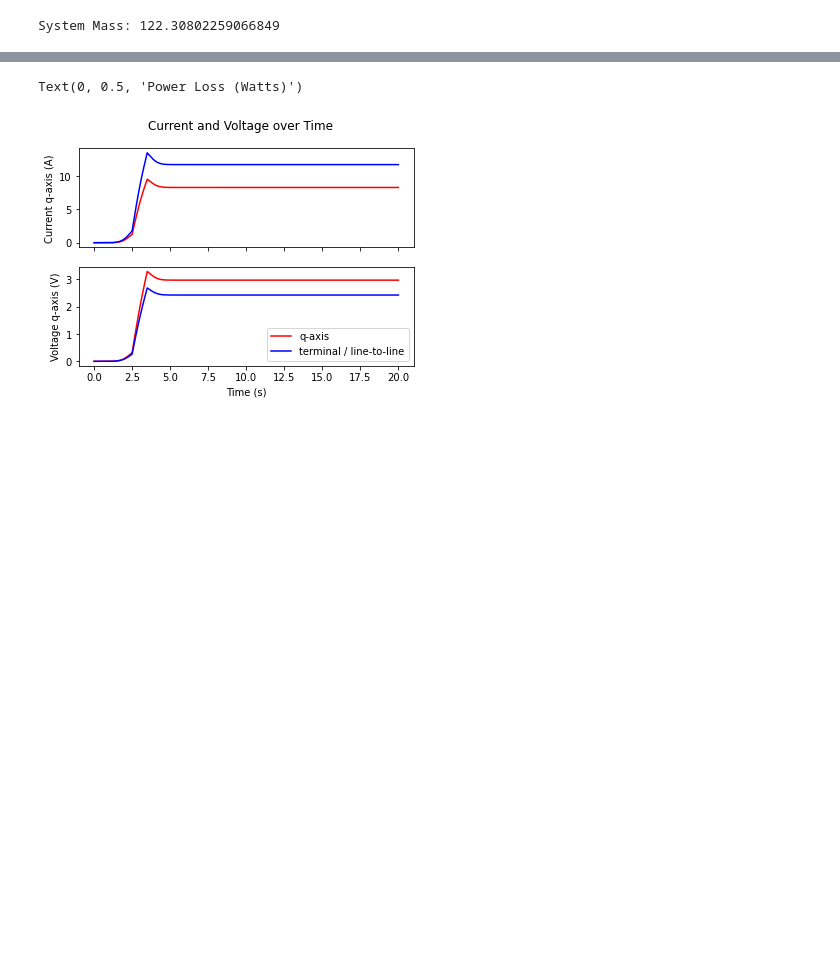
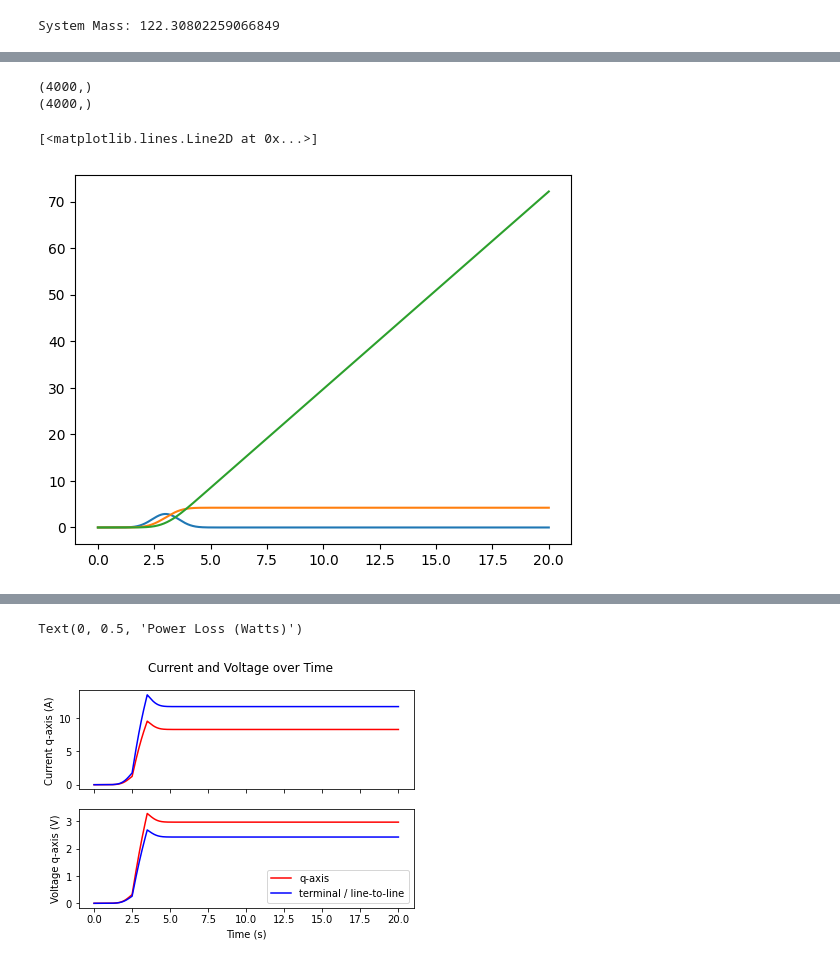
Before and after one commit to Umich-NASA-Big-Idea-Challenge/Speccing, a Jupyter notebook: Motion-Model.ipynb, the cells around one changed output, grey strips where cells are left out. Drawn from its saved outputs; the diff is of its cells as text; code cells hidden in the pictures; blank space fills up the shorter version.

```diff
--- a/Motion-Model.ipynb
+++ b/Motion-Model.ipynb
@@ -162,7 +153,7 @@ plt.plot(t,wheel_torque)
 # %%
 # Transmission Conversion
 # Transmission Parameters
-ratio = 100
+ratio = 9
 efficiency = .8
 
 motor_velocity = smoothed_velocity * ratio
@@ -184,3 +175,37 @@ Text(0, 0.5, 'Torque (Nm)')
+# %%
+# Plotting Chassis Lean Angle
+# % LEAN ANGLE - Some contraints on this variable to make the simulation realistic.
+
+# Scaling factor for calcuation of lean angle
+import scipy.integrate
+
+
+theta_scale = .25
+# Body lean angle (rad)
+theta_ddot = ( motor_torque / telescope_moment )
+theta_dot = scipy.integrate.cumtrapz(theta_ddot, t)
+theta_dot = np.append(theta_dot, theta_dot[t_length - 2])
+print(np.shape(theta_dot))
+print(np.shape(t))
+
+theta = scipy.integrate.cumtrapz(theta_dot, t)
+theta = np.append(theta, theta[t_length - 2])
+# theta = scipy.integrate.cumtrapz(theta_dot, t)
+
+# theta_dot = scipy.integrate.cumtrapz(angular_velocity, t)
+# theta_dot = np.append(angular_position, theta_dot[t_length-2])
+
+
+# lean_plot.plot(t, theta, linewidth=2.0)
+# lean_plot.set_ylabel('Lean Angle (rads)')
+plt.plot(t,theta_ddot)
+plt.plot(t, theta_dot)
+plt.plot(t,theta)
+# %% [output]
+(4000,)
+(4000,)
+[<matplotlib.lines.Line2D at 0x...>]
+[figure, added]
 # %%
 # Motor Specifications
 # Winding: Delta
```
Also changed, not shown: parts of 9 cells of this notebook.
